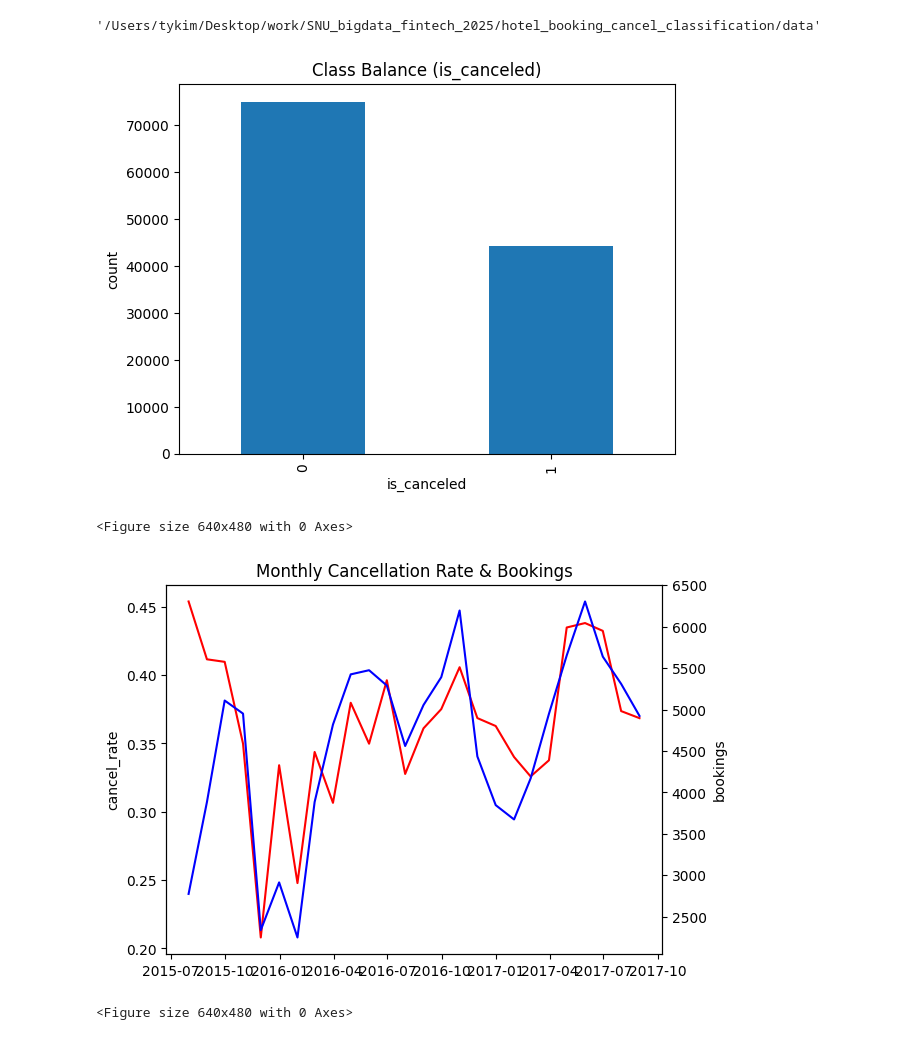
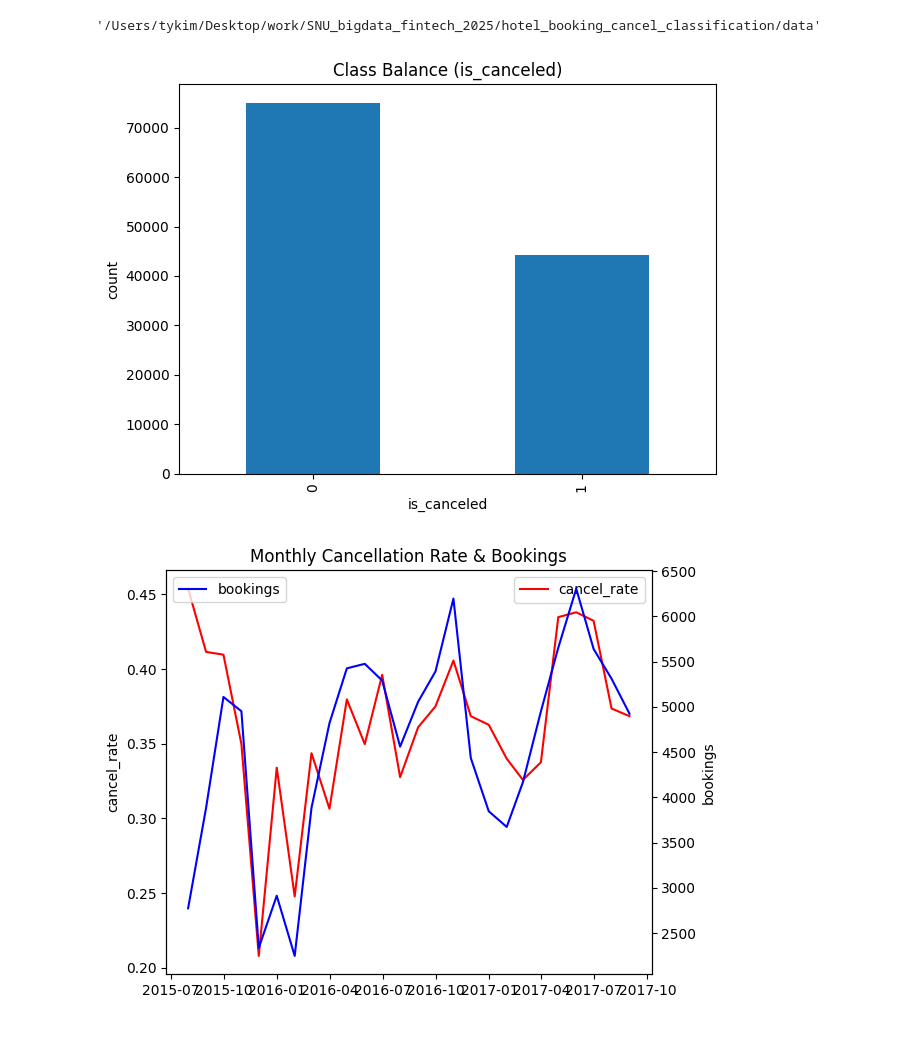
Before and after one commit to tae1344/SNU_bigdata_fintech_2025, a Jupyter notebook: hotel_booking_cancel_classification/notebooks/report.ipynb, the cells around one changed output. Drawn from its saved outputs; the diff is of its cells as text; code cells hidden in the pictures.

```diff
--- a/hotel_booking_cancel_classification/notebooks/report.ipynb
+++ b/hotel_booking_cancel_classification/notebooks/report.ipynb
@@ -45,9 +45,10 @@ def savefig(name):
     plt.close()
 
 def showfig(name):
-    plt.figure()
+    plt.tight_layout()
+    plt.savefig(OUT / f"{name}.png", dpi=160, bbox_inches="tight")
     plt.show()
-    # savefig(name)
+    plt.close()
 # %%
 # 1) 클래스 불균형
 plt.figure()
@@ -57,27 +58,28 @@ plt.xlabel("is_canceled")
 plt.ylabel("count")
 showfig("01_class_balance")
 # %% [output]
-[figure, old version]
+[figure, new version]
-<Figure size 640x480 with 0 Axes>
 # %%
 # 2) 월별 추이
 m = (
     df.set_index("arrival_date")
     .resample("M")
     .agg(booked=("is_canceled", "size"), canceled=("is_canceled", "sum"))
 )
 m["cancel_rate"] = m["canceled"] / m["booked"]
 fig, ax1 = plt.subplots()
-ax1.plot(m.index, m["cancel_rate"], color="red")
+ax1.plot(m.index, m["cancel_rate"], color="red", label="cancel_rate")
 ax1.set_ylabel("cancel_rate")
+ax1.legend()
+
 ax2 = ax1.twinx()
-ax2.plot(m.index, m["booked"], color="blue")
+ax2.plot(m.index, m["booked"], color="blue", label="bookings")
 ax2.set_ylabel("bookings")
+ax2.legend()
 plt.title("Monthly Cancellation Rate & Bookings")
 showfig("02_monthly_rate")
 # %% [output]
-[figure, old version]
+[figure, new version]
-<Figure size 640x480 with 0 Axes>
 # %%
 # 3) lead_time
 plt.figure()
```
Also changed, not shown: parts of 11 cells of this notebook, 4 other files.
